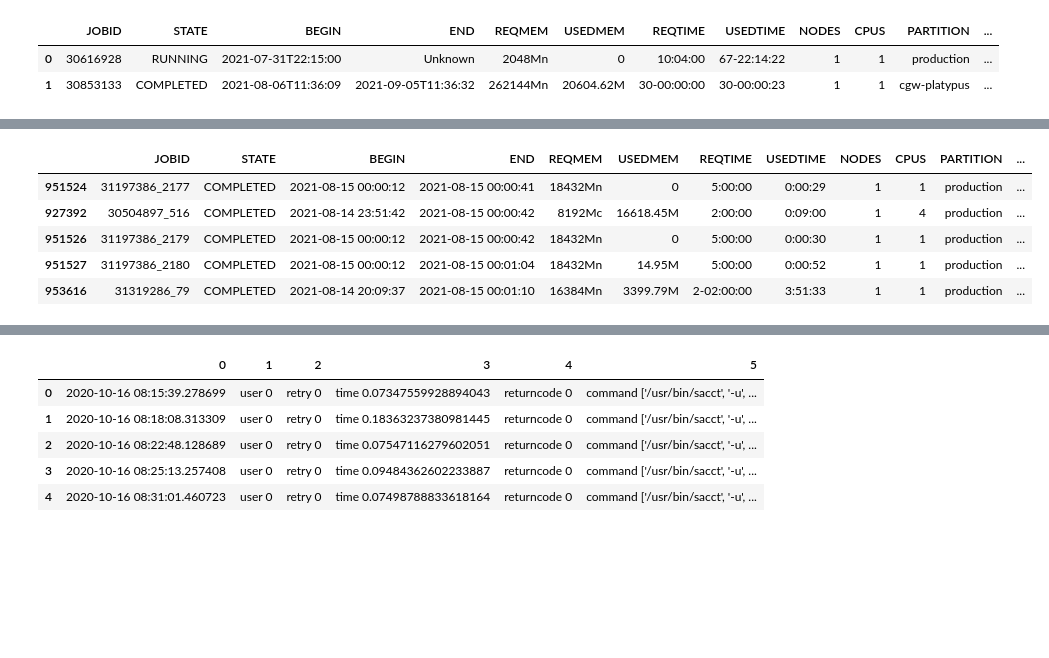
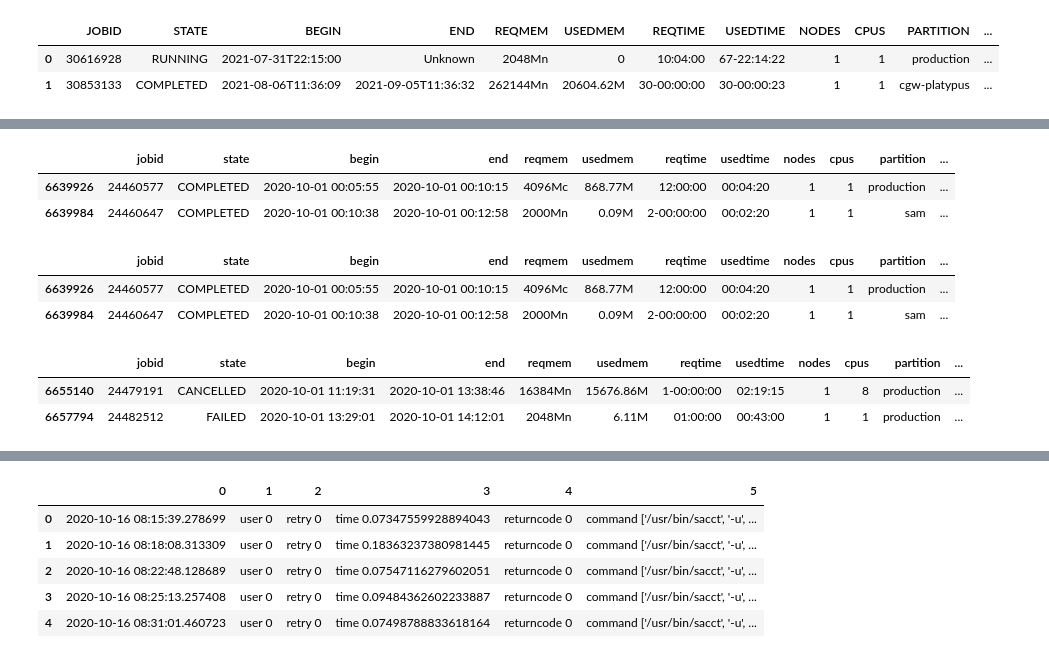
Before and after one commit to nedatahe/accre-candy-corn, a Jupyter notebook: notebooks/ACCRE.ipynb, the cells around one changed output, grey strips where cells are left out. Saved outputs shown, nothing was run; the diff lists cells and outputs as text; code cells hidden in the pictures; blank space fills up the shorter version.

```diff
--- a/notebooks/ACCRE.ipynb
+++ b/notebooks/ACCRE.ipynb
@@ -23,4 +23,5 @@ jobs_null_end = jobs_null_end.to_csv('Jobs-with-null-end', index = False)
 # %%
 #since I have already worked on 'jobs', I keep its name as it is
 # delimit jobs to where BEGIN/END is not null (following the instructions)
-jobs = jobs[jobs['begin'].notnull() & jobs['end'].notnull()].reset_index()
+jobs = jobs[jobs['BEGIN'].notnull() & jobs['END'].notnull()].reset_index(drop = True)
+jobs.head(2)
@@ -141,5 +158,5 @@ jobs_completed.head(2)
 # %%
 # roll the jobs per hour but sort the values of the column first
-jobs_completed = jobs_ended.sort_values('end')
-jobs_completed['end_per_hour'] = jobs_ended.rolling('1h', on = 'end')['jobid'].count()
-jobs_completed.head(2)
+#make sure the column in in datetime format
+jobs = jobs.sort_values('end')
+jobs['end_date'] = pd.to_datetime(jobs['end_date'])
@@ -160,11 +174,24 @@ memory usage: 15.9 MB
+# %%
+jobs['end_per_hour'] = jobs.rolling('1h', on = 'end_date')['jobid'].count()
+jobs.head(2)
+# %% [output]
+|  | jobid | state | begin | end | reqmem | usedmem | reqtime | usedtime | nodes | cpus | partition | ... |
+| 6639926 | 24460577 | COMPLETED | 2020-10-01 00:05:55 | 2020-10-01 00:10:15 | 4096Mc | 868.77M | 12:00:00 | 00:04:20 | 1 | 1 | production | ... |
+| 6639984 | 24460647 | COMPLETED | 2020-10-01 00:10:38 | 2020-10-01 00:12:58 | 2000Mn | 0.09M | 2-00:00:00 | 00:02:20 | 1 | 1 | sam | ... |
 # %%
 #create new column: job length
-jobs_ended['job_length'] = jobs_ended['END'] - jobs_ended['BEGIN']
-jobs_ended.head()
+jobs['job_length'] = jobs['end'] - jobs['begin']
+jobs.head(2)
 # %% [output]
-|  | JOBID | STATE | BEGIN | END | REQMEM | USEDMEM | REQTIME | USEDTIME | NODES | CPUS | PARTITION | ... |
-| 951524 | 31197386_2177 | COMPLETED | 2021-08-15 00:00:12 | 2021-08-15 00:00:41 | 18432Mn | 0 | 5:00:00 | 0:00:29 | 1 | 1 | production | ... |
-| 927392 | 30504897_516 | COMPLETED | 2021-08-14 23:51:42 | 2021-08-15 00:00:42 | 8192Mc | 16618.45M | 2:00:00 | 0:09:00 | 1 | 4 | production | ... |
-| 951526 | 31197386_2179 | COMPLETED | 2021-08-15 00:00:12 | 2021-08-15 00:00:42 | 18432Mn | 0 | 5:00:00 | 0:00:30 | 1 | 1 | production | ... |
-| 951527 | 31197386_2180 | COMPLETED | 2021-08-15 00:00:12 | 2021-08-15 00:01:04 | 18432Mn | 14.95M | 5:00:00 | 0:00:52 | 1 | 1 | production | ... |
-| 953616 | 31319286_79 | COMPLETED | 2021-08-14 20:09:37 | 2021-08-15 00:01:10 | 16384Mn | 3399.79M | 2-02:00:00 | 3:51:33 | 1 | 1 | production | ... |
+|  | jobid | state | begin | end | reqmem | usedmem | reqtime | usedtime | nodes | cpus | partition | ... |
+| 6639926 | 24460577 | COMPLETED | 2020-10-01 00:05:55 | 2020-10-01 00:10:15 | 4096Mc | 868.77M | 12:00:00 | 00:04:20 | 1 | 1 | production | ... |
+| 6639984 | 24460647 | COMPLETED | 2020-10-01 00:10:38 | 2020-10-01 00:12:58 | 2000Mn | 0.09M | 2-00:00:00 | 00:02:20 | 1 | 1 | sam | ... |
+# %%
+#failed jobs are those whose exist code is other than 0:0
+#instead of quory, we can use slicing using brackets, too.
+failed_jobs = jobs.query('exitcode != "0:0"')
+failed_jobs.head(2)
+# %% [output]
+|  | jobid | state | begin | end | reqmem | usedmem | reqtime | usedtime | nodes | cpus | partition | ... |
+| 6655140 | 24479191 | CANCELLED | 2020-10-01 11:19:31 | 2020-10-01 13:38:46 | 16384Mn | 15676.86M | 1-00:00:00 | 02:19:15 | 1 | 8 | production | ... |
+| 6657794 | 24482512 | FAILED | 2020-10-01 13:29:01 | 2020-10-01 14:12:01 | 2048Mn | 6.11M | 01:00:00 | 00:43:00 | 1 | 1 | production | ... |
```
Also changed, not shown: parts of 16 cells of this notebook.
